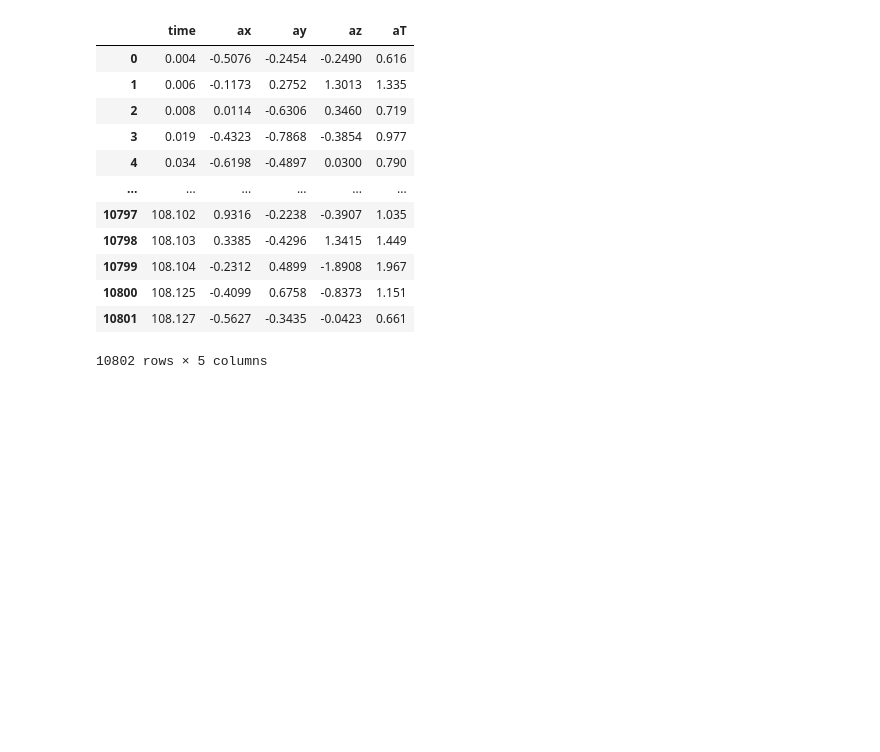
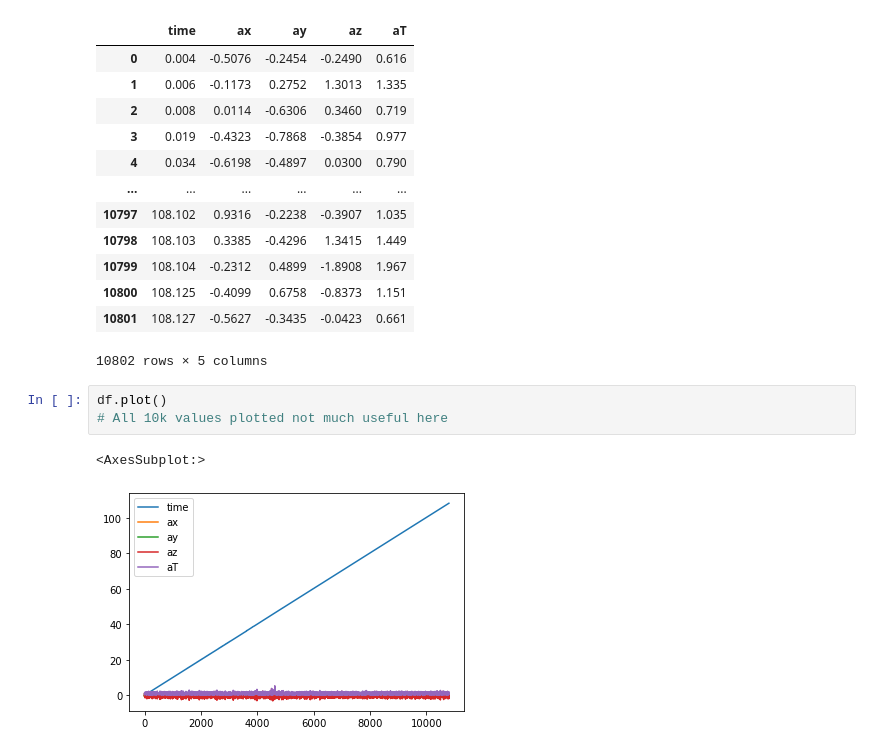
Before and after one commit to Ali1041/Predictive-maintenance-IOT4.0, a Jupyter notebook: main.ipynb, the cells around one changed output. Saved outputs shown, nothing was run; the diff lists cells and outputs as text; blank space fills up the shorter version.

Commit message:
intro to plotting and pandas

```diff
--- a/main.ipynb
+++ b/main.ipynb
@@ -25,3 +26,9 @@ df
 | 10800 | 108.125 | -0.4099 | 0.6758 | -0.8373 | 1.151 |
 | 10801 | 108.127 | -0.5627 | -0.3435 | -0.0423 | 0.661 |
 10802 rows × 5 columns
+# %%
+df.plot()
+# All 10k values plotted not much useful here
+# %% [output]
+<AxesSubplot:>
+[figure, added]
```
Also changed, not shown: parts of 3 cells of this notebook.
